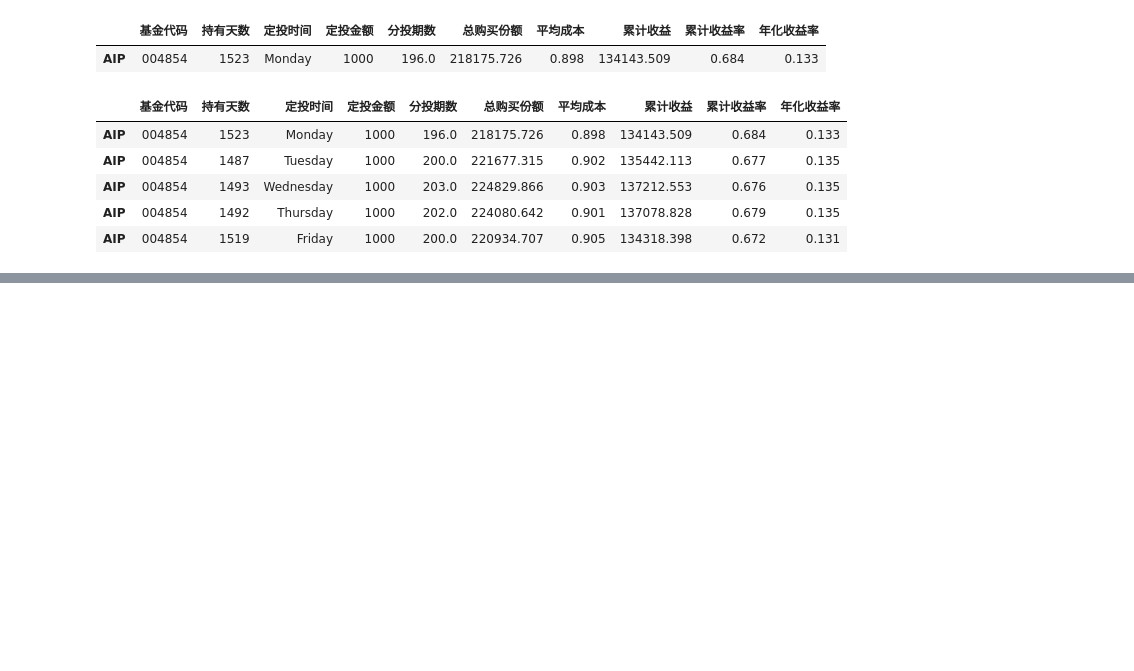
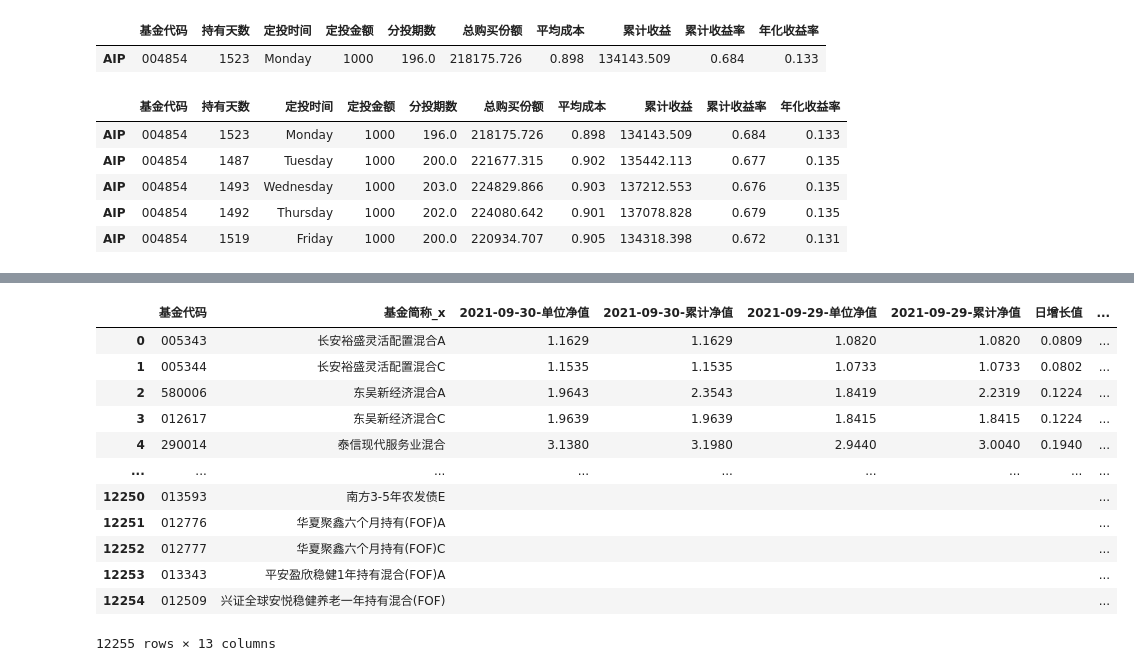
Before and after one commit to Seaaann/MyQuantReserch, a Jupyter notebook: Funds/定投回测.ipynb, the cells around one changed output, grey strips where cells are left out. Saved outputs shown, nothing was run; the diff lists cells and outputs as text; code cells hidden in the pictures; blank space fills up the shorter version.

```diff
--- a/Funds/定投回测.ipynb
+++ b/Funds/定投回测.ipynb
@@ -410,0 +442,17 @@ AIP_Weekly_Plans(Freq, '004854', start_date, end_date, fund_category='open', fix
+# %%
+Total_df = current_open_fund_mergered()
+Total_df
+# %% [output]
+|  | 基金代码 | 基金简称_x | 2021-09-30-单位净值 | 2021-09-30-累计净值 | 2021-09-29-单位净值 | 2021-09-29-累计净值 | 日增长值 | ... |
+| 0 | 005343 | 长安裕盛灵活配置混合A | 1.1629 | 1.1629 | 1.0820 | 1.0820 | 0.0809 | ... |
+| 1 | 005344 | 长安裕盛灵活配置混合C | 1.1535 | 1.1535 | 1.0733 | 1.0733 | 0.0802 | ... |
+| 2 | 580006 | 东吴新经济混合A | 1.9643 | 2.3543 | 1.8419 | 2.2319 | 0.1224 | ... |
+| 3 | 012617 | 东吴新经济混合C | 1.9639 | 1.9639 | 1.8415 | 1.8415 | 0.1224 | ... |
+| 4 | 290014 | 泰信现代服务业混合 | 3.1380 | 3.1980 | 2.9440 | 3.0040 | 0.1940 | ... |
+| ... | ... | ... | ... | ... | ... | ... | ... | ... |
+| 12250 | 013593 | 南方3-5年农发债E |  |  |  |  |  | ... |
+| 12251 | 012776 | 华夏聚鑫六个月持有(FOF)A |  |  |  |  |  | ... |
+| 12252 | 012777 | 华夏聚鑫六个月持有(FOF)C |  |  |  |  |  | ... |
+| 12253 | 013343 | 平安盈欣稳健1年持有混合(FOF)A |  |  |  |  |  | ... |
+| 12254 | 012509 | 兴证全球安悦稳健养老一年持有混合(FOF) |  |  |  |  |  | ... |
+12255 rows × 13 columns
```
Also changed, not shown: parts of 4 cells of this notebook, 2 other files.
